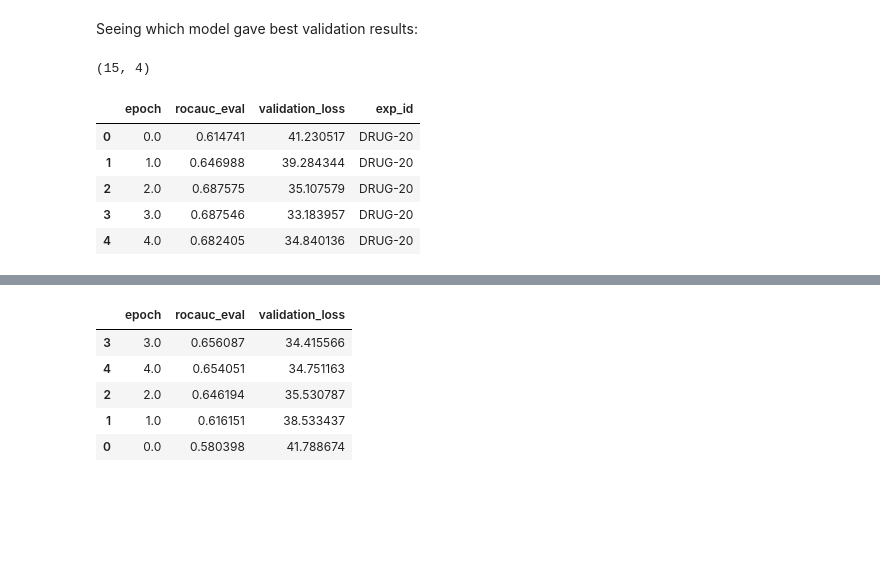
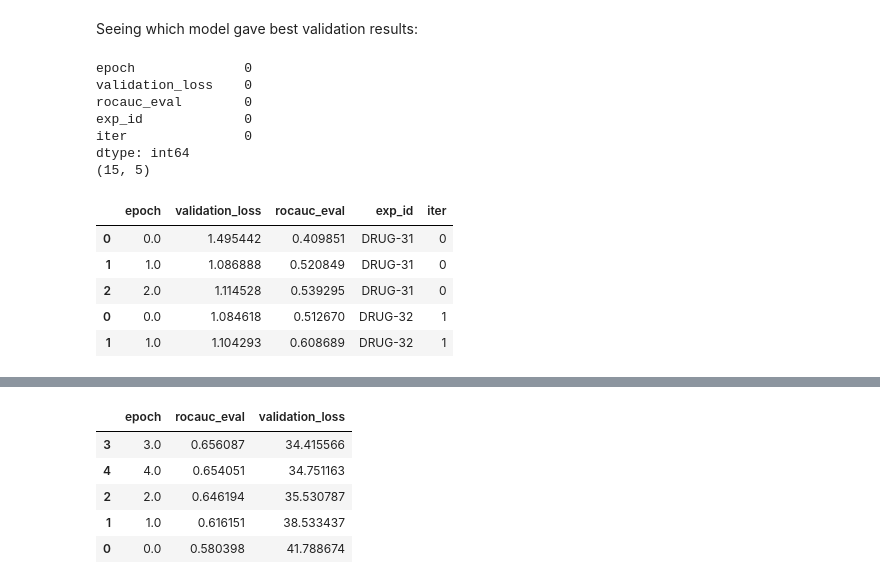
Before and after one commit to hugovergnes/drug-PAN, a Jupyter notebook: code/train_model_colab.ipynb, the cells around one changed output, grey strips where cells are left out. Saved outputs shown, nothing was run; the diff lists cells and outputs as text; code cells hidden in the pictures; blank space fills up the shorter version.

```diff
--- a/code/train_model_colab.ipynb
+++ b/code/train_model_colab.ipynb
@@ -99,15 +68,16 @@ pool_ratio = parameters["pool_ratio"] # fraction of nodes to use for pooled feat
 pan_pool_weight = parameters['pan_pool_weight'] # importance weight on global matrix X
 criterion_pos_weight = parameters['criterion_pos_weight'] # Over-weightage on positive labels
 nhid = parameters["nhid"]
-epochs = parameters['epochs']
+epochs = parameters['epochs']; epochs=3
 # %% [output]
 {'dataset_name': 'ogbg-molhiv', 'phi': 0.3, 'runs': 1, 'num_workers': 0, 'batch_size': 128, 'maximum_path_size': 3, 'learning_rate': 0.001, 'weight_decay': 0.0005, 'pool_ratio': 0.5, 'pan_pool_weight' ...
 # %% [markdown]
 Running the model 5 times and saving model checkpoints by epochs:
 # %%
 num_iters = 5
-
+exp_id_dict = {}
 for i in range(num_iters):
+  print("***********************RUNNING MODEL FOR ITERATION " + str(i) + '*********************')
   # LearningRateMonitor_Params = {'logging_interval': 'epoch'}
   # lr_logger = LearningRateMonitor(**LearningRateMonitor_Params)
 
@@ -119,7 +89,7 @@ for i in range(num_iters):
       save_top_k=-1, save_last=True, save_weights_only=True,
       mode='min',
       dirpath='/content/models_'+ str(i) + '/',
-      filename='PAN-{epoch:02d}-{validation_loss:.2f}-{rocauc_eval:.2f}',
+      filename='PAN-{epoch:02d}-{validation_loss:.4f}-{rocauc_eval:.4f}',
       period=1
   )
 
@@ -139,6 +109,8 @@ for i in range(num_iters):
                   upload_source_files=["parameters.json", "lightning_model.py"]
                   )
 
+  exp_id_dict[neptune_logger.experiment.id] = i
+
   trainer = Trainer(
       max_epochs=epochs,
       logger=neptune_logger,
@@ -152,5 +124,8 @@ for i in range(num_iters):
 
   trainer.test(model)
   neptune_logger.experiment.stop()
+
+  os.system("zip -r /content/models_checkpoint_"+ str(i) +'.zip '+'/content/models_'+str(i))
+  files.download("/content/models_checkpoint_"+ str(i) + ".zip")
 # %% [output]
 NeptuneLogger will work in online mode
@@ -216,20 +181,31 @@ Seeing which model gave best validation results:
 # %%
 import neptune
 myproj = neptune.init("leyldy/drugs-PAN", api_token='eyJhcGlfYWRkcmVzcyI6Imh0dHBzOi8vdWkubmVwdHVuZS5haSIsImFwaV91cmwiOiJodHRwczovL3VpLm5lcHR1bmUuYWkiLCJhcGlfa2V5IjoiZDMyZTE4YmUtZTU1Yy00MDhhLTgyMzMtOTJiNzJjMTdkYWJkIn0=')
 full_results = pd.DataFrame()
 for myexp in myproj.get_experiments()[-num_iters:]:
   seed_result = myexp.get_numeric_channels_values('validation_loss', 'rocauc_eval')
   seed_result['exp_id'] = myexp.id
+  seed_result['iter'] = seed_result['exp_id'].map(exp_id_dict)
   full_results = pd.concat([full_results, seed_result], axis=0)
 
 full_results.rename(columns={'x': 'epoch'}, inplace=True)
+print(full_results.isnull().sum())
+# full_results.to_csv('/content/full_validation_results.csv', index=False)
+# files.download('/content/full_validation_results.csv')
+
 print(full_results.shape)
 full_results.head()
 # %% [output]
-(15, 4)
+epoch              0
+validation_loss    0
+rocauc_eval        0
+exp_id             0
+iter               0
+dtype: int64
+(15, 5)
-|  | epoch | rocauc_eval | validation_loss | exp_id |
-| 0 | 0.0 | 0.614741 | 41.230517 | DRUG-20 |
-| 1 | 1.0 | 0.646988 | 39.284344 | DRUG-20 |
-| 2 | 2.0 | 0.687575 | 35.107579 | DRUG-20 |
-| 3 | 3.0 | 0.687546 | 33.183957 | DRUG-20 |
-| 4 | 4.0 | 0.682405 | 34.840136 | DRUG-20 |
+|  | epoch | validation_loss | rocauc_eval | exp_id | iter |
+| 0 | 0.0 | 1.495442 | 0.409851 | DRUG-31 | 0 |
+| 1 | 1.0 | 1.086888 | 0.520849 | DRUG-31 | 0 |
+| 2 | 2.0 | 1.114528 | 0.539295 | DRUG-31 | 0 |
+| 0 | 0.0 | 1.084618 | 0.512670 | DRUG-32 | 1 |
+| 1 | 1.0 | 1.104293 | 0.608689 | DRUG-32 | 1 |
```
Also changed, not shown: parts of 13 cells of this notebook, 1 other file.
